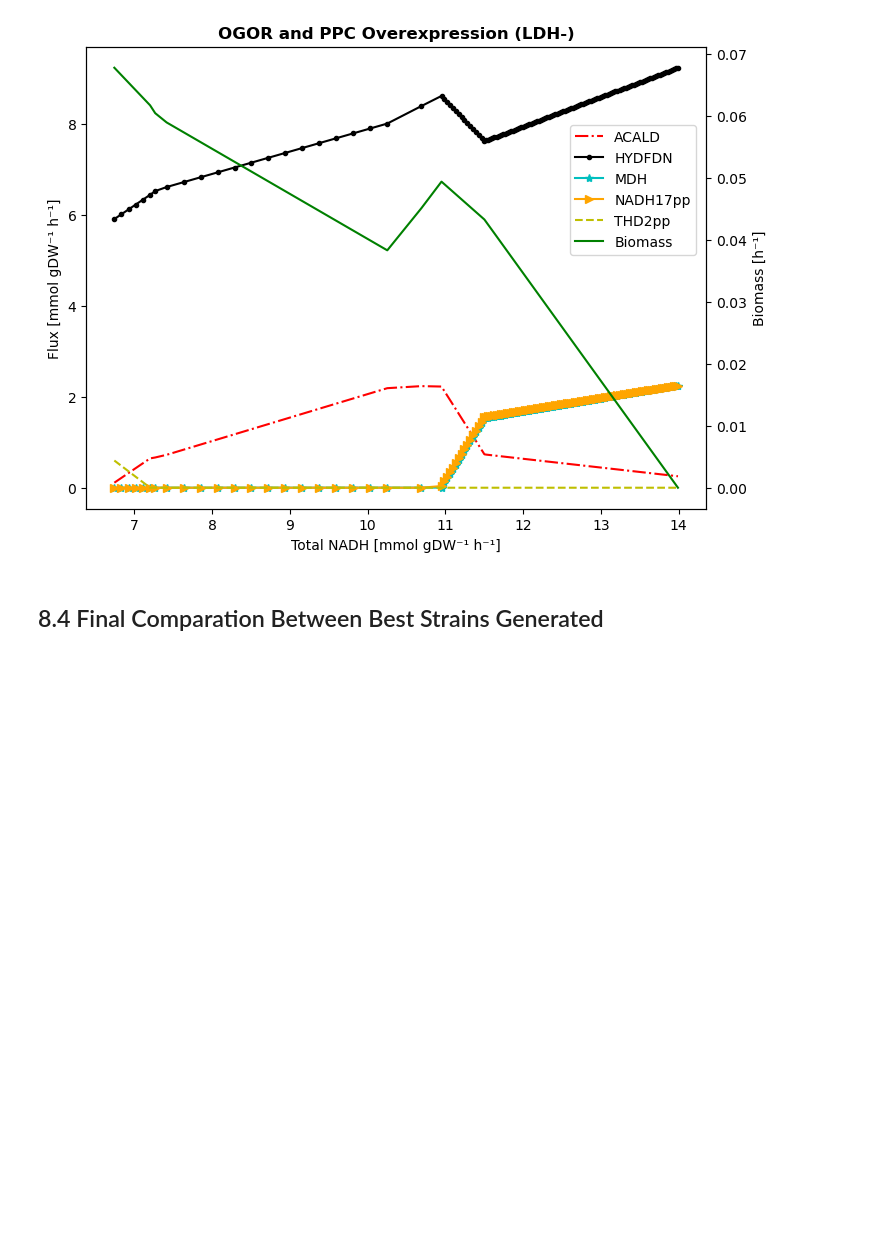
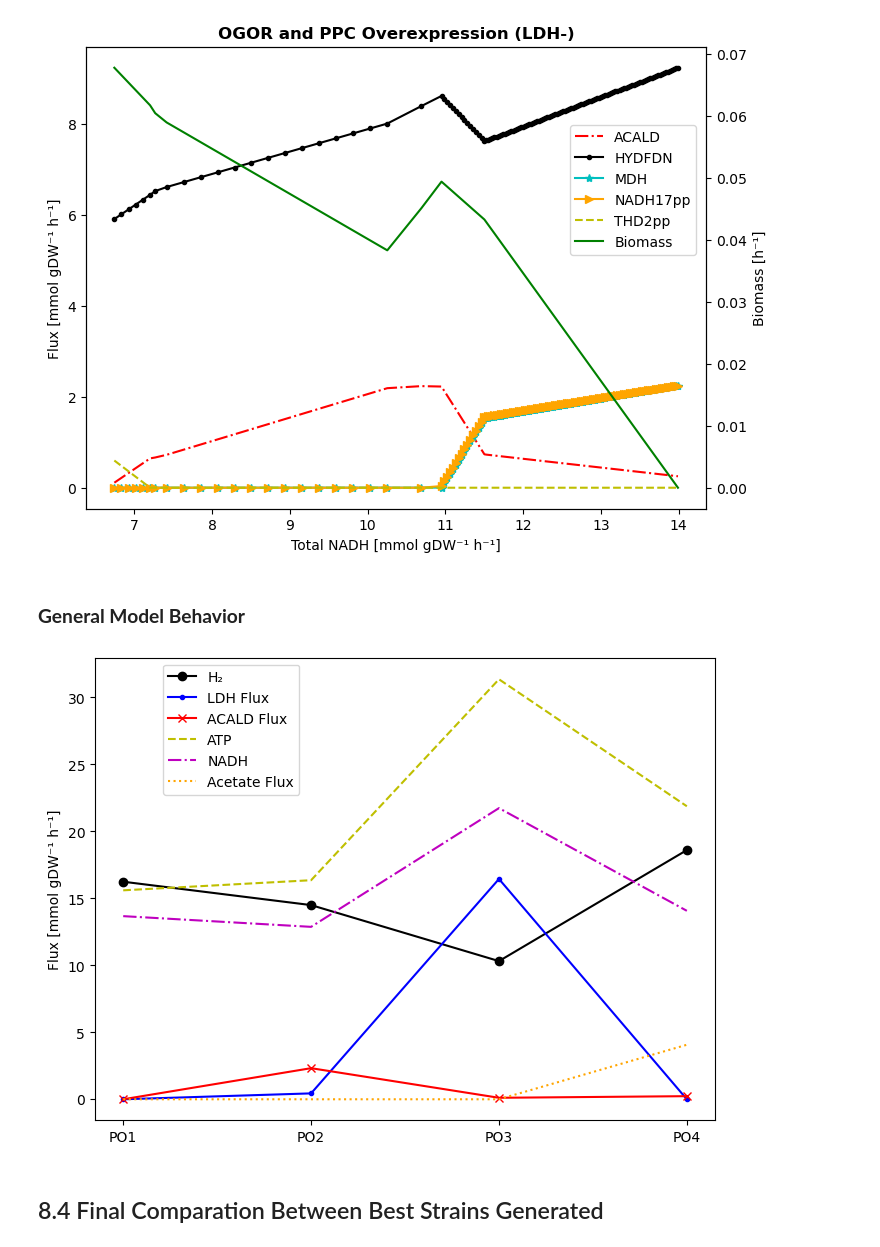
Before and after one commit to Cristian-Ferraz/HydABC, a Jupyter notebook: Codes/Part_8.ipynb, the cells around one changed output. Saved outputs shown, nothing was run; the diff lists cells and outputs as text; code cells hidden in the pictures; blank space fills up the shorter version.

```diff
--- a/Codes/Part_8.ipynb
+++ b/Codes/Part_8.ipynb
@@ -573,6 +610,11 @@ with model_anaero_H2_PFOR_OGOR as m_CS_PO1:
     df_CS_PO1_graph.loc[:,'Biomass'] = df_CS_PO1['Biomass']
 
     h2_PO1 = PO1[1]
+
+    m_CS_PO1.reactions.get_by_id('CS_fw').bounds = (upper_CS_PO1,upper_CS_PO1)
+    sol_PO1 = m_CS_PO1.optimize()
+
+    dict_PO1 = f.total(m_CS_PO1,sol_PO1,"PO1")
 # %%
 # Generation of the graph
 
@@ -624,6 +666,11 @@ with model_anaero_H2_PFOR_OGOR as m_OGOR_PO2:
     df_OGOR_PO2_graph = df_OGOR_PO2.loc[:, (df_OGOR_PO2 > 0.1).any(axis=0)]
 
     h2_PO2 = PO2[1]
+
+    m_OGOR_PO2.reactions.get_by_id('CS_fw').bounds = (upper_OGOR_PO2,upper_OGOR_PO2)
+    sol_PO2 = m_OGOR_PO2.optimize()
+
+    dict_PO2 = f.total(m_OGOR_PO2,sol_PO2,"PO2")
 # %%
 # Generation of the graph
 
@@ -748,6 +795,12 @@ with model_anaero_H2_PFOR_OGOR as m_OGOR_PO3:
     df_OGOR_PO3_graph.loc[:,'Biomass'] = df_OGOR_PO3.loc[:,'Biomass']
 
     h2_PO3 = PO3[1]
+
+    m_OGOR_PO3.reactions.get_by_id('OGOR_fw').bounds = (2.5,2.5)
+    m_OGOR_PO3.reactions.get_by_id('PPC_fw').bounds = (14,14)
+    sol_PO3 = m_OGOR_PO3.optimize()
+
+    dict_PO3 = f.total(m_OGOR_PO3,sol_PO3,"PO3")
 # %%
 # Generation of the graph
 
@@ -781,6 +834,12 @@ with model_anaero_H2_PFOR_OGOR as m_OGOR_PO4:
     df_OGOR_PO4_graph.loc[:,'Biomass'] = df_OGOR_PO4.loc[:,'Biomass']
 
     h2_PO4 = PO4[1]
+
+    m_OGOR_PO4.reactions.get_by_id('OGOR_fw').bounds = (2.5,2.5)
+    m_OGOR_PO4.reactions.get_by_id('PPC_fw').bounds = (14,14)
+    sol_PO4 = m_OGOR_PO4.optimize()
+
+    dict_PO4 = f.total(m_OGOR_PO4,sol_PO4,"PO4")
 # %%
 # Generation of the graph
 
@@ -794,6 +853,15 @@ f.plot_lines(df_OGOR_PO4_graph,['r','k','c','orange','y','g'],['-.','.-','*-','>
 fig.savefig('../Images/OGOR_PFOR_PPC_LDH.png',dpi=1200)
 # %% [output]
 [figure]
+# %% [markdown]
+### <b>General Model Behavior</b>
+# %%
+merged_dicts_OGOR = dict_PO1 | dict_PO2 | dict_PO3 | dict_PO4
+
+strains_OGOR = ["PO1","PO2","PO3","PO4"]
+f.graph_total(merged_dicts_OGOR,strains_OGOR,(0.098,0.69),"OGOR_Over_Acetate")
+# %% [output]
+[figure, added]
 # %% [markdown]
 ## 8.4 Final Comparation Between Best Strains Generated
 # %% [markdown]
```
Also changed, not shown: parts of 15 cells of this notebook, 3 other files.
